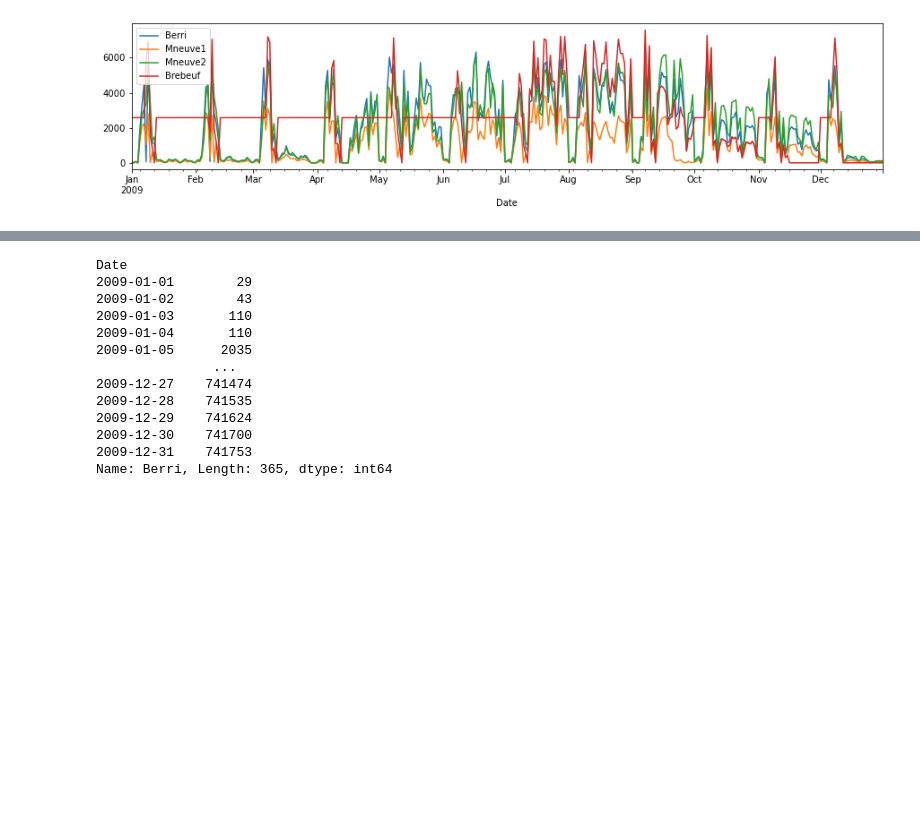
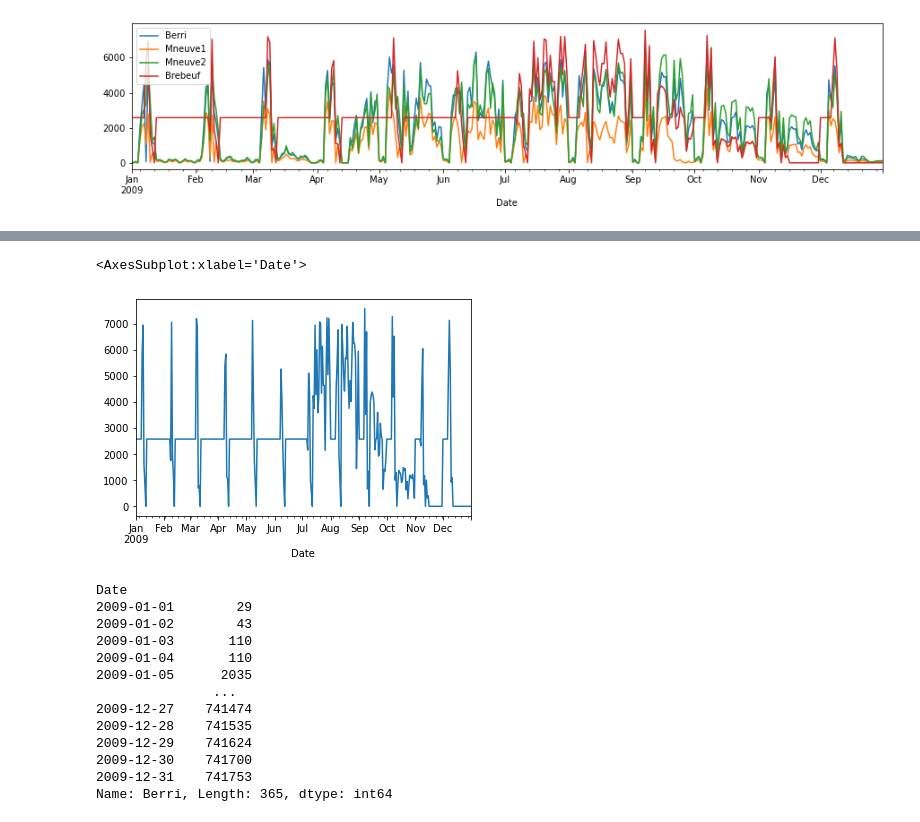
Before and after one commit to kevinmaiden7/Python_for_Data_Science, a Jupyter notebook: 6_Pandas.ipynb, the cells around one changed output, grey strips where cells are left out. Cells and saved outputs as stored; diff of their text form; code cells hidden in the pictures; blank space fills up the shorter version.

```diff
--- a/6_Pandas.ipynb
+++ b/6_Pandas.ipynb
@@ -791,3 +808,8 @@ d.plot(figsize=(15,3))
+# %%
+d.Brebeuf.plot()
+# %% [output]
+<AxesSubplot:xlabel='Date'>
+[figure, added]
 # %%
 d.Berri.cumsum()
 # %% [output]
```
Also changed, not shown: parts of 7 cells of this notebook.
